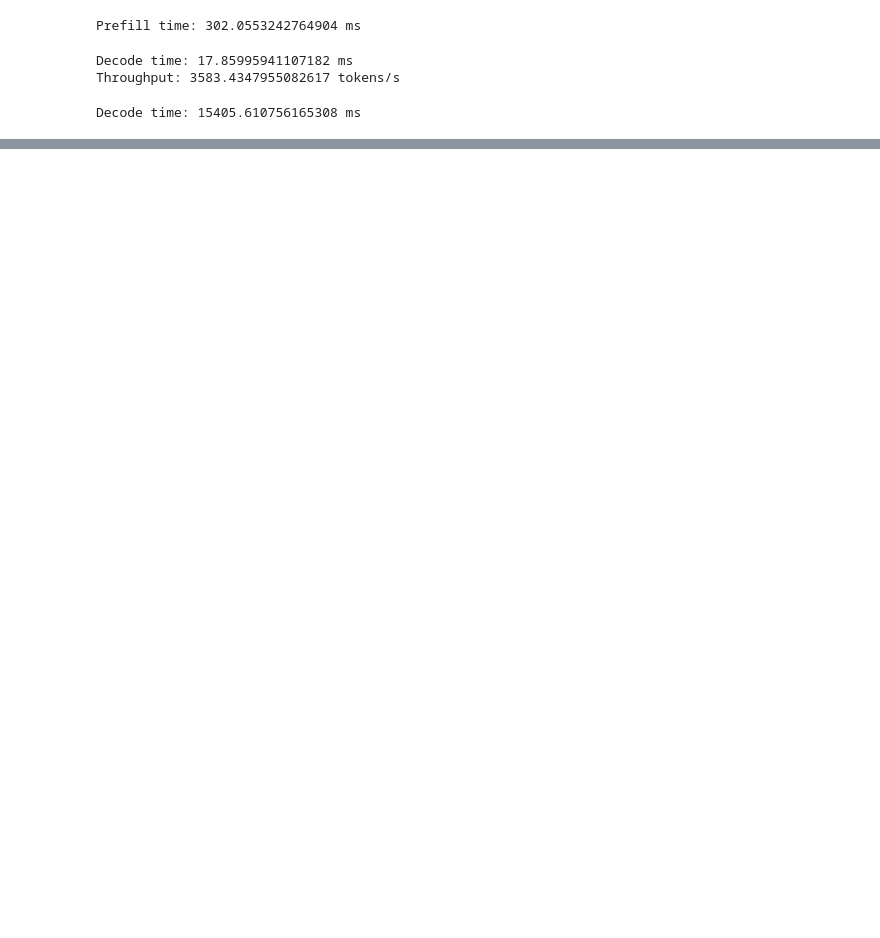
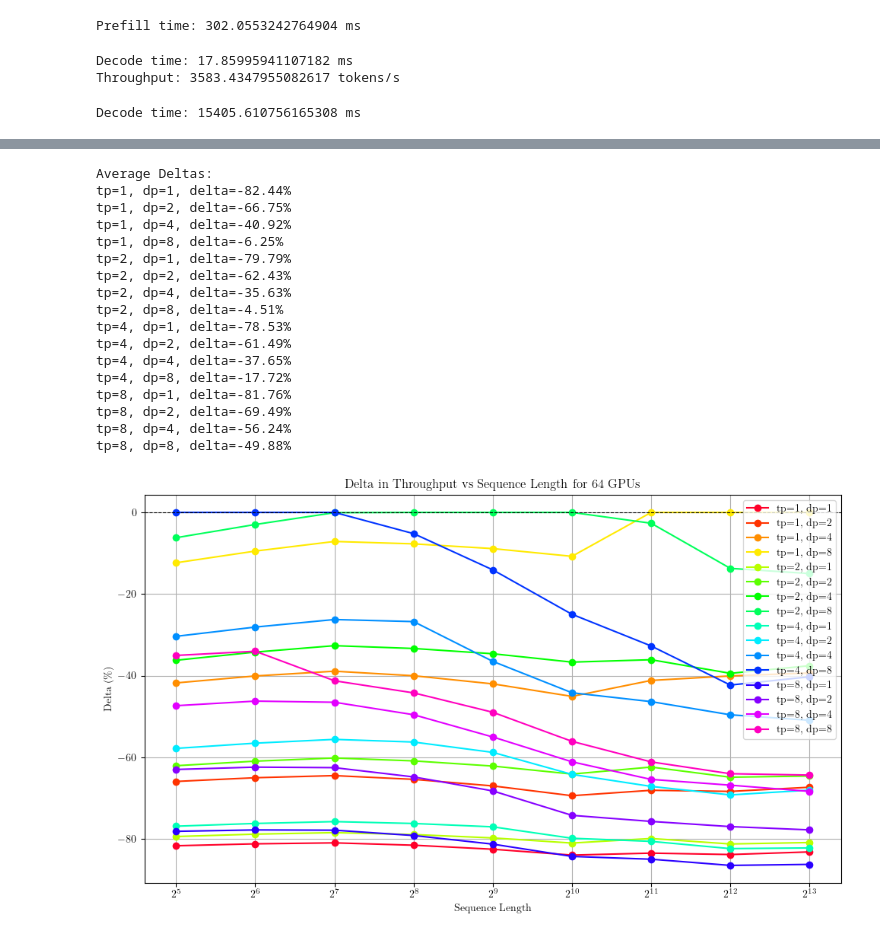
Before and after one commit to NathanRignall/llm-scheduling, a Jupyter notebook: notebooks/simulator.ipynb, the cells around one changed output, grey strips where cells are left out. Saved outputs shown, nothing was run; the diff lists cells and outputs as text; code cells hidden in the pictures; blank space fills up the shorter version.

```diff
--- a/notebooks/simulator.ipynb
+++ b/notebooks/simulator.ipynb
@@ -589,0 +340,64 @@ Infinite time for tp=8, dp=8, seq_len=32768, decode_len=100
+# %%
+# take the df and find the best tp/dp config for each sequence length
+best_configs = df.loc[df.groupby('sequence_length')['request_per_second'].idxmax()]
+
+# calculate delta (percentage difference) between the best config and the others
+def calculate_delta(row, best_row):
+    if best_row['request_per_second'] == 0:
+        return 0
+    return (row['request_per_second'] - best_row['request_per_second']) / best_row['request_per_second'] * 100
+
+# Add delta column to the DataFrame
+df['delta'] = df.apply(
+    lambda row: calculate_delta(row, best_configs[best_configs['sequence_length'] == row['sequence_length']].iloc[0]),
+    axis=1
+)
+
+# calculate the average delta for each tp/dp config
+avg_deltas = df.groupby(['tp', 'dp'])['delta'].mean().reset_index()
+configs = avg_deltas[['tp', 'dp']].values.tolist()
+avg_deltas['delta'] = avg_deltas['delta'].apply(lambda x: f"{x:.2f}%")
+print("Average Deltas:")
+for tp, dp, delta in avg_deltas.values:
+    print(f"tp={tp}, dp={dp}, delta={delta}")
+
+# plot the difference in throughput
+plt.figure(figsize=(10, 6))
+for tp, dp in configs:
+    series = (
+        df[(df.tp == tp) & (df.dp == dp)]
+        .set_index('sequence_length')['delta']
+    )
+    plt.plot(
+        series.index, series.values,
+        marker='o',
+        label=f"tp={tp}, dp={dp}"
+    )
+plt.xscale('log', base=2)
+plt.xlabel('Sequence Length')
+plt.ylabel('Delta (\\%)')
+plt.title(f'Delta in Throughput vs Sequence Length for {num_gpus} GPUs')
+plt.axhline(0, color='black', linestyle='--', linewidth=0.8)
+plt.legend()
+plt.grid(True)
+plt.tight_layout()
+plt.show()
+# %% [output]
+Average Deltas:
+tp=1, dp=1, delta=-82.44%
+tp=1, dp=2, delta=-66.75%
+tp=1, dp=4, delta=-40.92%
+tp=1, dp=8, delta=-6.25%
+tp=2, dp=1, delta=-79.79%
+tp=2, dp=2, delta=-62.43%
+tp=2, dp=4, delta=-35.63%
+tp=2, dp=8, delta=-4.51%
+tp=4, dp=1, delta=-78.53%
+tp=4, dp=2, delta=-61.49%
+tp=4, dp=4, delta=-37.65%
+tp=4, dp=8, delta=-17.72%
+tp=8, dp=1, delta=-81.76%
+tp=8, dp=2, delta=-69.49%
+tp=8, dp=4, delta=-56.24%
+tp=8, dp=8, delta=-49.88%
+[figure, added]
```
Also changed, not shown: parts of 8 cells of this notebook, 6 other files.
